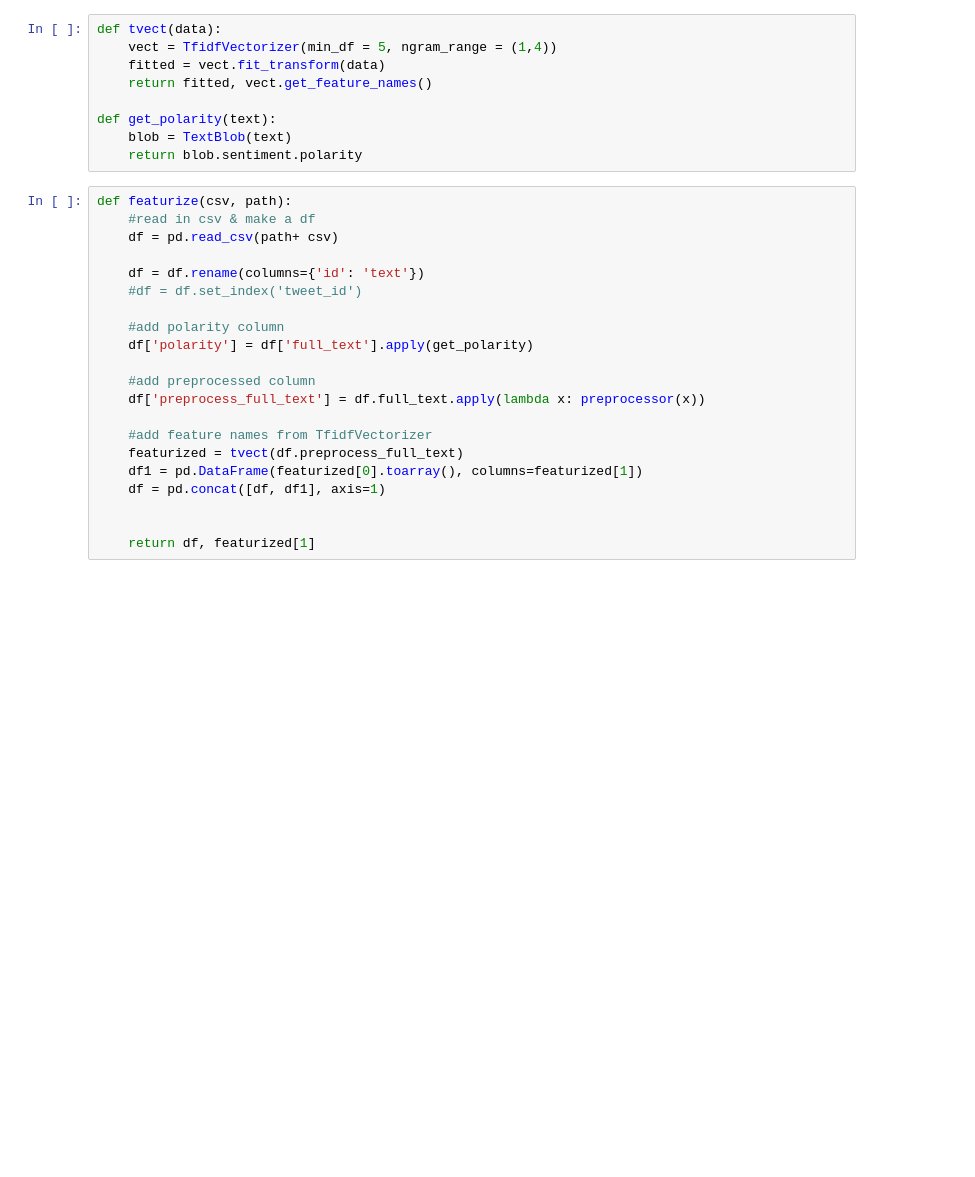
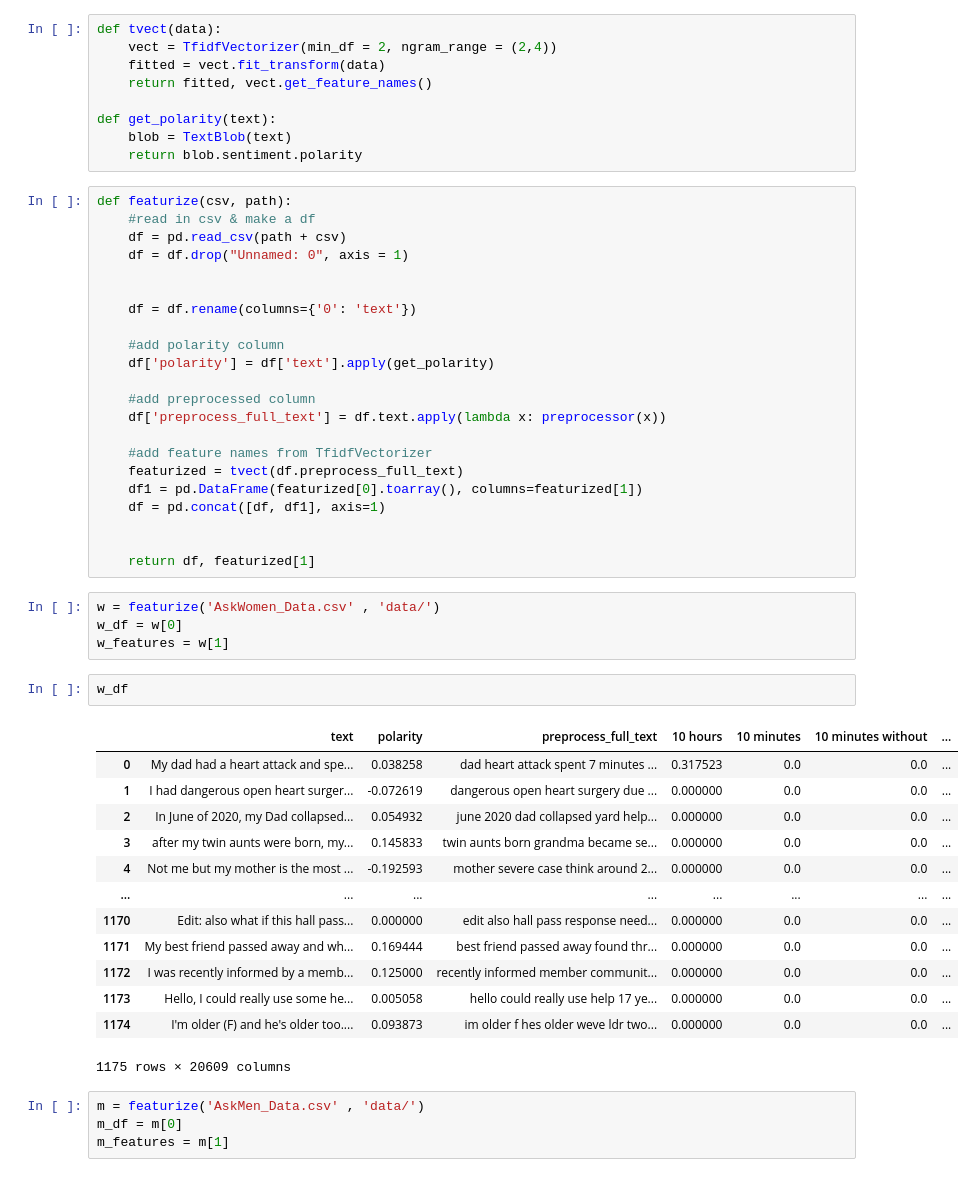
Before and after one commit to kashkambath/cvd-reddit-nlp-analysis, a Jupyter notebook: Data_Processing.ipynb, the cells around one changed output. Cells and saved outputs as stored; diff of their text form; blank space fills up the shorter version.

```diff
--- a/Data_Processing.ipynb
+++ b/Data_Processing.ipynb
@@ -53,7 +68,7 @@ def preprocessor(data):
     return data
 # %%
 def tvect(data):
-    vect = TfidfVectorizer(min_df = 5, ngram_range = (1,4))
+    vect = TfidfVectorizer(min_df = 2, ngram_range = (2,4))
     fitted = vect.fit_transform(data)
     return fitted, vect.get_feature_names()
 
@@ -63,16 +78,17 @@ def get_polarity(text):
 # %%
 def featurize(csv, path):
     #read in csv & make a df
-    df = pd.read_csv(path+ csv)
+    df = pd.read_csv(path + csv)
+    df = df.drop("Unnamed: 0", axis = 1)
 
-    df = df.rename(columns={'id': 'text'})
-    #df = df.set_index('tweet_id')
+
+    df = df.rename(columns={'0': 'text'})
 
     #add polarity column
-    df['polarity'] = df['full_text'].apply(get_polarity)
+    df['polarity'] = df['text'].apply(get_polarity)
 
     #add preprocessed column
-    df['preprocess_full_text'] = df.full_text.apply(lambda x: preprocessor(x))
+    df['preprocess_full_text'] = df.text.apply(lambda x: preprocessor(x))
 
     #add feature names from TfidfVectorizer
     featurized = tvect(df.preprocess_full_text)
@@ -81,3 +97,27 @@ def featurize(csv, path):
 
 
     return df, featurized[1]
+# %%
+w = featurize('AskWomen_Data.csv' , 'data/')
+w_df = w[0]
+w_features = w[1]
+# %%
+w_df
+# %% [output]
+|  | text | polarity | preprocess_full_text | 10 hours | 10 minutes | 10 minutes without | ... |
+| 0 | My dad had a heart attack and spe... | 0.038258 | dad heart attack spent 7 minutes ... | 0.317523 | 0.0 | 0.0 | ... |
+| 1 | I had dangerous open heart surger... | -0.072619 | dangerous open heart surgery due ... | 0.000000 | 0.0 | 0.0 | ... |
+| 2 | In June of 2020, my Dad collapsed... | 0.054932 | june 2020 dad collapsed yard help... | 0.000000 | 0.0 | 0.0 | ... |
+| 3 | after my twin aunts were born, my... | 0.145833 | twin aunts born grandma became se... | 0.000000 | 0.0 | 0.0 | ... |
+| 4 | Not me but my mother is the most ... | -0.192593 | mother severe case think around 2... | 0.000000 | 0.0 | 0.0 | ... |
+| ... | ... | ... | ... | ... | ... | ... | ... |
+| 1170 | Edit: also what if this hall pass... | 0.000000 | edit also hall pass response need... | 0.000000 | 0.0 | 0.0 | ... |
+| 1171 | My best friend passed away and wh... | 0.169444 | best friend passed away found thr... | 0.000000 | 0.0 | 0.0 | ... |
+| 1172 | I was recently informed by a memb... | 0.125000 | recently informed member communit... | 0.000000 | 0.0 | 0.0 | ... |
+| 1173 | Hello, I could really use some he... | 0.005058 | hello could really use help 17 ye... | 0.000000 | 0.0 | 0.0 | ... |
+| 1174 | I'm older (F) and he's older too.... | 0.093873 | im older f hes older weve ldr two... | 0.000000 | 0.0 | 0.0 | ... |
+1175 rows × 20609 columns
+# %%
+m = featurize('AskMen_Data.csv' , 'data/')
+m_df = m[0]
+m_features = m[1]
```
Also changed, not shown: parts of 5 cells of this notebook.
